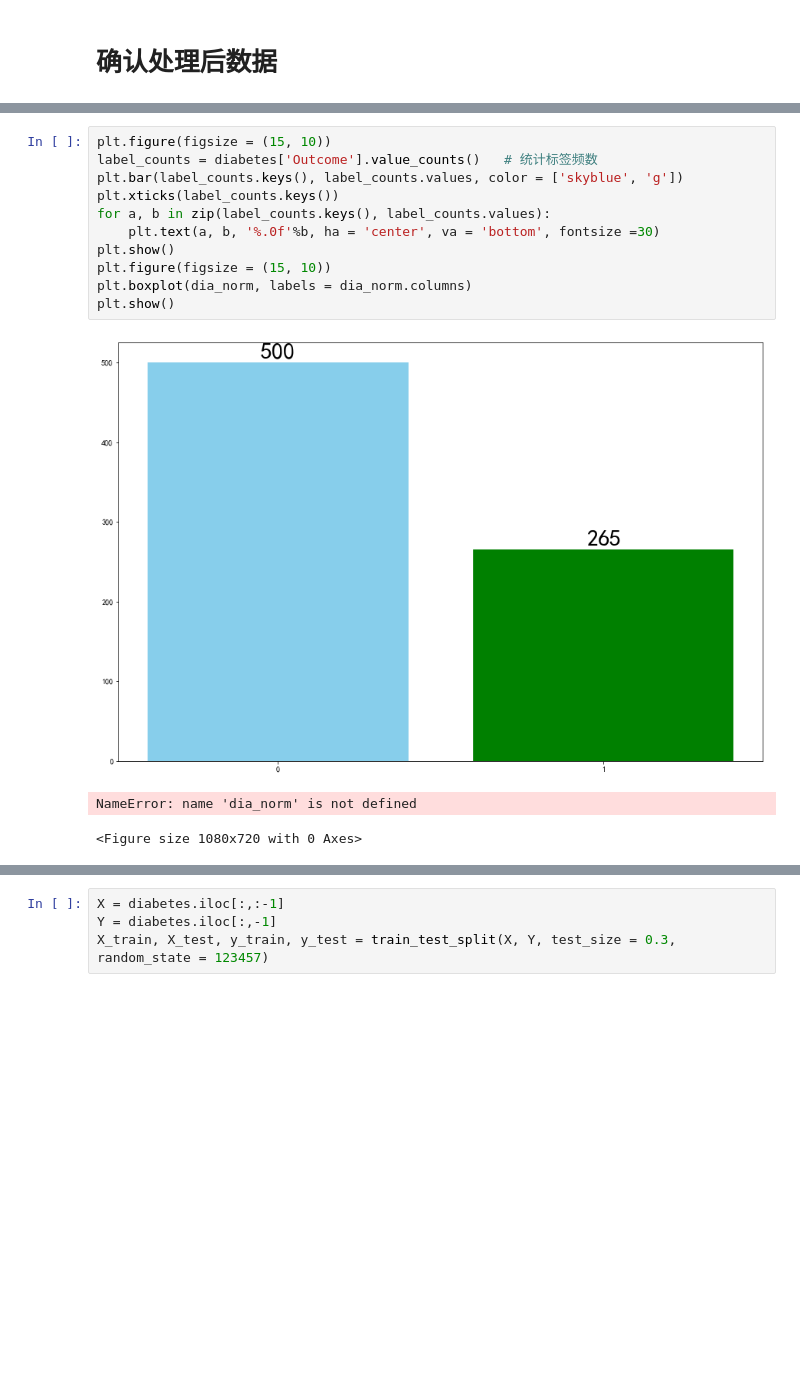
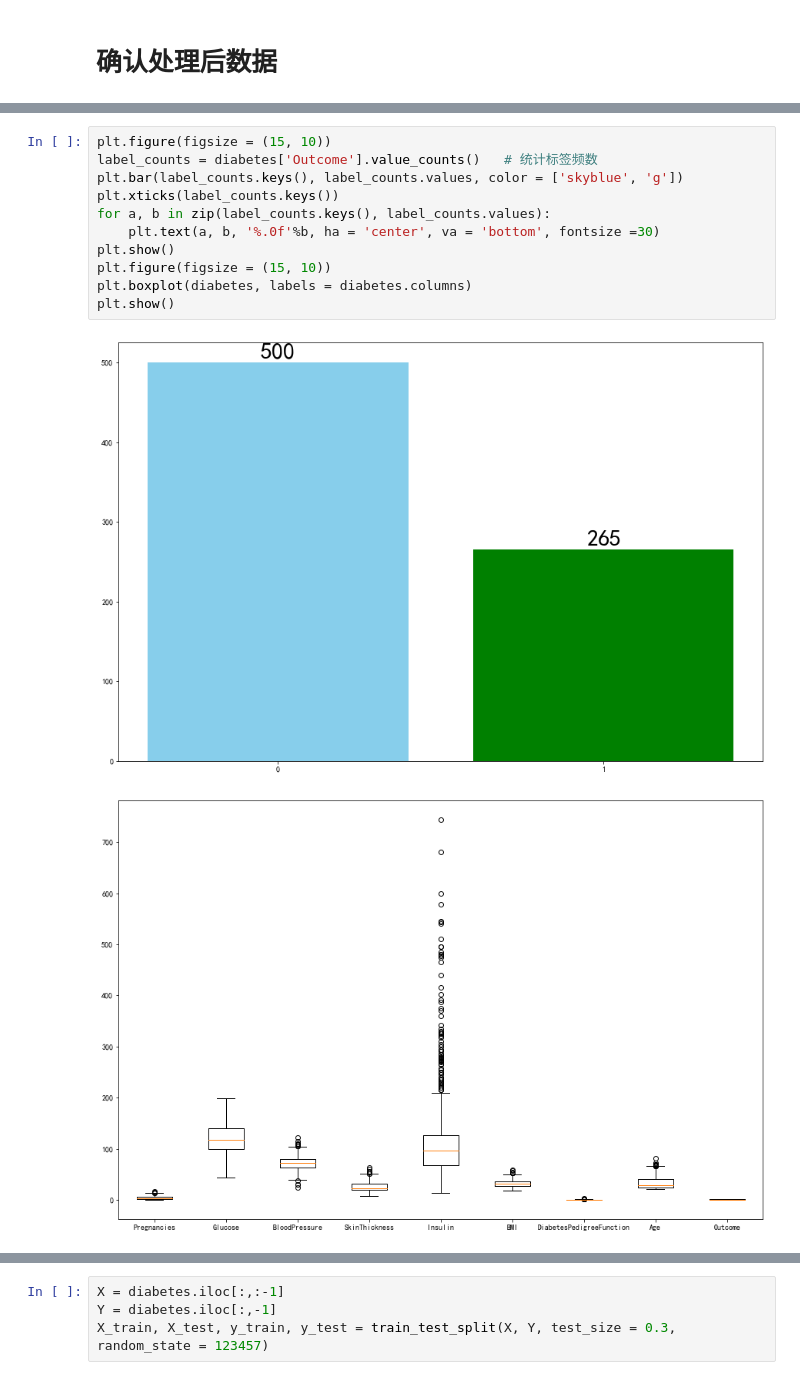
Before and after one commit to sudajzp/jzp-s-python, a Jupyter notebook: Diabetes.ipynb, the cells around one changed output, grey strips where cells are left out. Cells and saved outputs as stored; diff of their text form; blank space fills up the shorter version.

```diff
--- a/Diabetes.ipynb
+++ b/Diabetes.ipynb
@@ -164,15 +164,14 @@ diabetes.describe()
 # %%
 plt.figure(figsize = (15, 10))
 label_counts = diabetes['Outcome'].value_counts()   # 统计标签频数
 plt.bar(label_counts.keys(), label_counts.values, color = ['skyblue', 'g'])
 plt.xticks(label_counts.keys())
 for a, b in zip(label_counts.keys(), label_counts.values):
     plt.text(a, b, '%.0f'%b, ha = 'center', va = 'bottom', fontsize =30)
 plt.show()
 plt.figure(figsize = (15, 10))
-plt.boxplot(dia_norm, labels = dia_norm.columns)
+plt.boxplot(diabetes, labels = diabetes.columns)
 plt.show()
 # %% [output]
 [figure]
-NameError: name 'dia_norm' is not defined
-<Figure size 1080x720 with 0 Axes>
+[figure, added]
```
Also changed, not shown: parts of 17 cells of this notebook.
